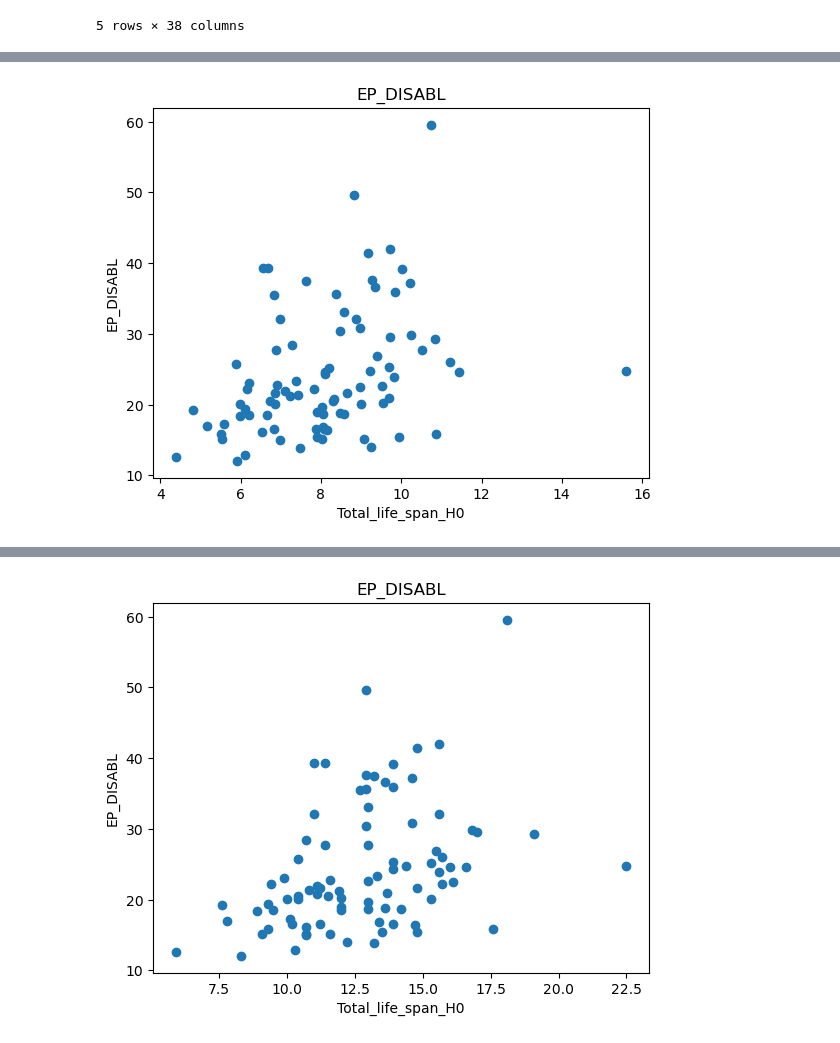
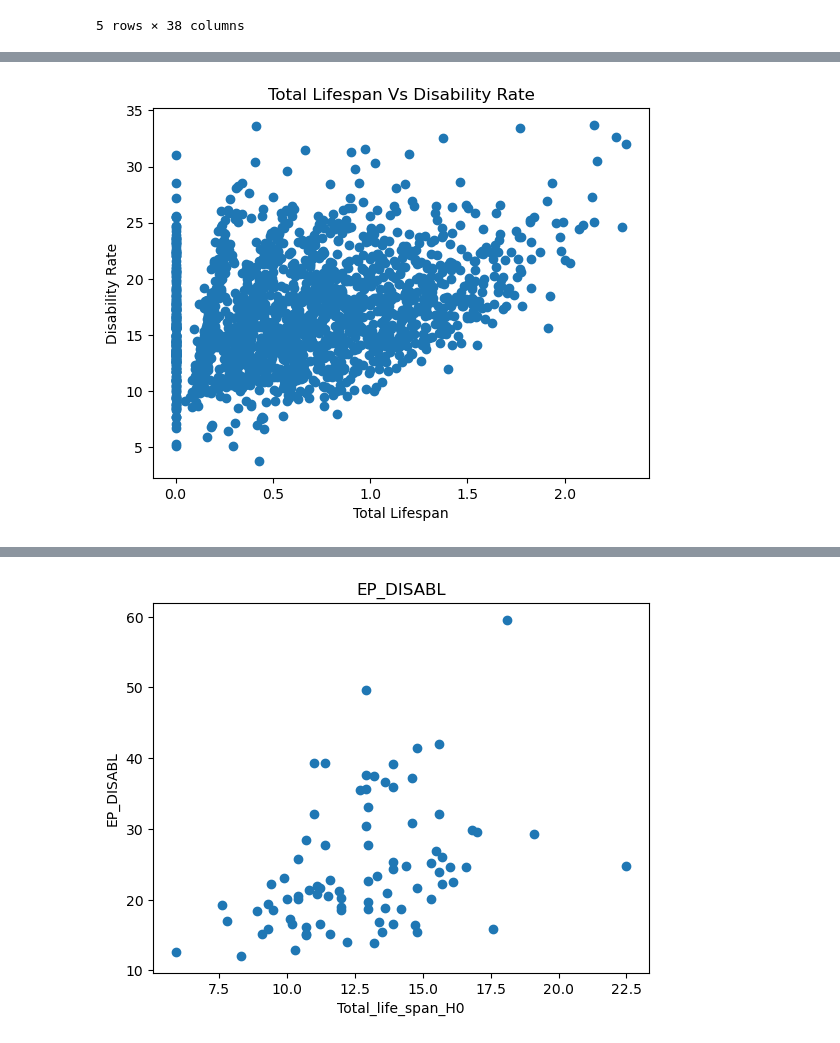
Before and after one commit to hashansl/universal-experiment-lab, a Jupyter notebook: experiment_1/study_total_life_span_census.ipynb, the cells around one changed output, grey strips where cells are left out. Saved outputs shown, nothing was run; the diff lists cells and outputs as text; code cells hidden in the pictures.

```diff
--- a/experiment_1/study_total_life_span_census.ipynb
+++ b/experiment_1/study_total_life_span_census.ipynb
@@ -82,7 +82,3 @@ temp.head()
 | 51 | GA | 13007 | EP_DISABL | 2 | 2 | 0 | 1 | 0 | ... |
 | 66 | GA | 13009 | EP_DISABL | 14 | 14 | 0 | 1 | 0 | ... |
 5 rows × 38 columns
-# %%
-# get cencus count > 50
-temp = temp[temp['Census_count'] > 50]
-temp = temp[temp['Census_count'] < 70]
@@ -100,0 +122,6 @@ plt.show()
+# %%
+# get cencus count > 50
+a=0
+b=10
+temp = temp[temp['Census_count'] > a]
+temp = temp[temp['Census_count'] < b]
@@ -101,8 +136,8 @@ plt.show()
 # %%
-plt.scatter(temp['Total_life_span_H0'],temp['MOR_18'])
-plt.title('EP_DISABL')
-plt.xlabel('Total_life_span_H0')
-plt.ylabel('EP_DISABL')
+plt.scatter(temp['Total_life_span_H0'],temp['EP_DISABL'])
+plt.title('Total Lifespan Vs Disability Rate')
+plt.xlabel('Total Lifespan')
+plt.ylabel('Disability Rate')
 plt.show()
 # %% [output]
-[figure, old version]
+[figure, new version]
```
Also changed, not shown: parts of 7 cells of this notebook, 1 other file.
